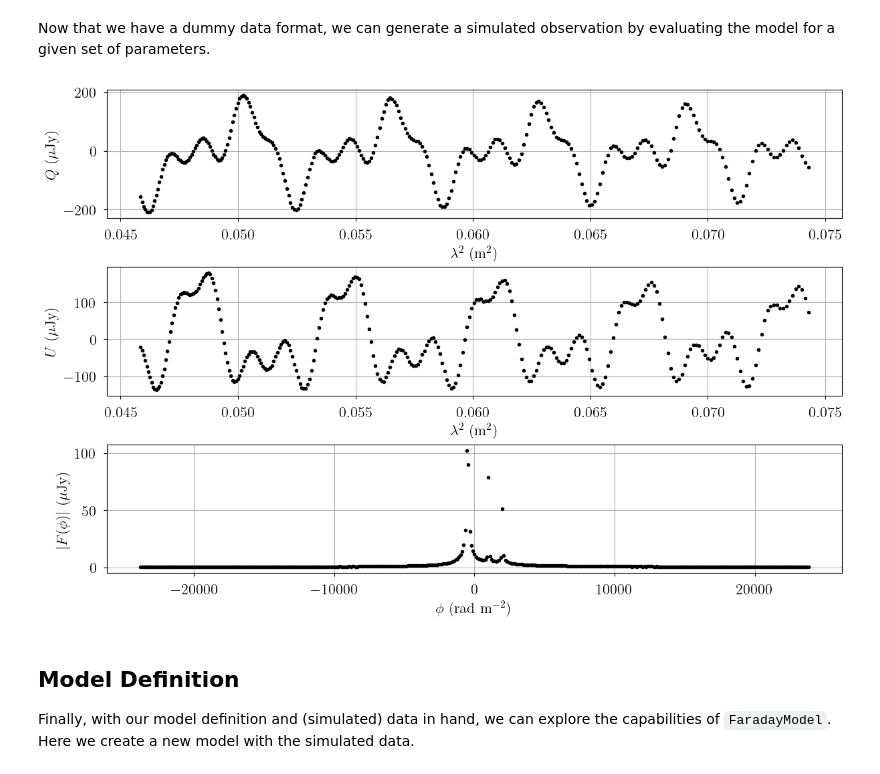
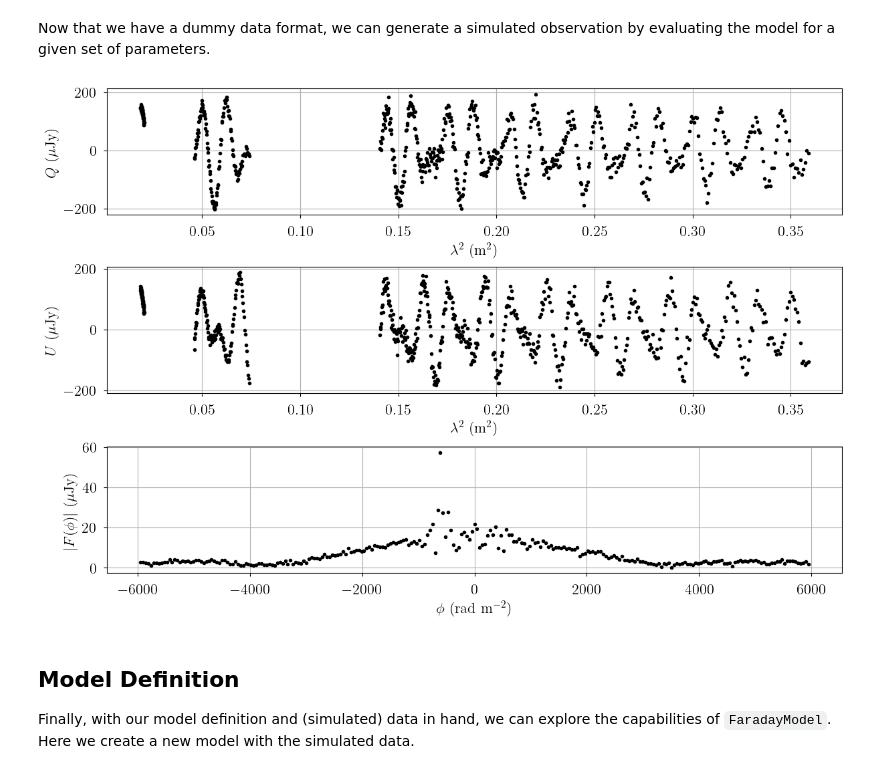
Before and after one commit to tvwenger/bayes_pol, a Jupyter notebook: docs/source/notebooks/faraday_model.ipynb, the cells around one changed output. Cells and saved outputs as stored; diff of their text form; code cells hidden in the pictures.

```diff
--- a/docs/source/notebooks/faraday_model.ipynb
+++ b/docs/source/notebooks/faraday_model.ipynb
@@ -107,69 +276,70 @@ Now that we have a dummy data format, we can generate a simulated observation by
 from bayes_pol import FaradayModel
 
 # Initialize and define the model
-n_clouds = 3 # number of cloud components
+n_clouds = 2 # number of cloud components
 model = FaradayModel(
     dummy_data,
-    lam2_window_width=lam2_window_width,
     n_clouds=n_clouds,
     seed=1234,
     verbose=True
 )
 model.add_priors(
     prior_polarized_intensity = 100.0,
-    prior_faraday_depth_mean = [0.0, 1000.0],
+    prior_faraday_depth_mean = [0.0, 100.0],
     prior_faraday_depth_fwhm = 10.0,
+    prior_faraday_depth_offset = [0.0, 1.0],
+    prior_faraday_depth_sigma = 1.0,
 )
 model.add_likelihood()
 
 sim_params = {
-    "polarized_intensity": [75.0, 150.0, 50.0],
-    "faraday_depth_mean": [1000.0, -500.0, 2000.0],
-    "faraday_depth_fwhm": [5.0, 20.0, 0.0],
-    "pol_angle0": [-0.4, 0.2, 0.5],
+    "polarized_intensity": [100.0, 100.0],
+    "faraday_depth_mean": [-300.0, 200.0],
+    "faraday_depth_fwhm": [5.0, 0.0],
+    "pol_angle0": [-0.4, 0.25],
 }
 sim_obs = {
     key: model.model[key].eval(sim_params, on_unused_input="ignore")
     for key in dummy_data.keys()
 }
+faraday_depth_abs = calc_faraday_depth_abs(sim_obs["Q"], sim_obs["U"], *faraday_params).eval()
 
 # Save simulated data
-
 obs_Q = SpecData(
     lam2_axis,
     sim_obs["Q"],
-    rms * np.ones_like(stokesQ),
+    rms,
     xlabel=r"$\lambda^2$ (m$^2$)",
     ylabel=r"$Q$ ($\mu$Jy)",
 )
 obs_U = SpecData(
     lam2_axis,
     sim_obs["U"],
-    rms * np.ones_like(stokesU),
+    rms,
     xlabel=r"$\lambda^2$ (m$^2$)",
     ylabel=r"$U$ ($\mu$Jy)",
 )
 obs_faraday_depth_abs = SpecData(
     faraday_depth_axis,
-    sim_obs["faraday_depth_abs"],
-    rms / np.sqrt(len(lam2_axis)),
+    faraday_depth_abs,
+    1.0, # ignored
     xlabel=r"$\phi$ (rad m$^{-2}$)",
     ylabel=r"$|F(\phi)|$ ($\mu$Jy)",
 )
 data = {
     "Q": obs_Q,
     "U": obs_U,
     "faraday_depth_abs": obs_faraday_depth_abs,
 }
 
 # Plot the simulated data
 fig, axes = plt.subplots(len(data), figsize=(12, 8), layout="constrained", squeeze=False)
 for ax, dataset in zip(axes.ravel(), data.values()):
     ax.plot(dataset.spectral, dataset.brightness, "k.")
     ax.set_xlabel(dataset.xlabel)
     ax.set_ylabel(dataset.ylabel)
 # %% [output]
-[figure, old version]
+[figure, new version]
 # %% [markdown]
 ## Model Definition
 
```
Also changed, not shown: parts of 29 cells of this notebook, 2 other files.
